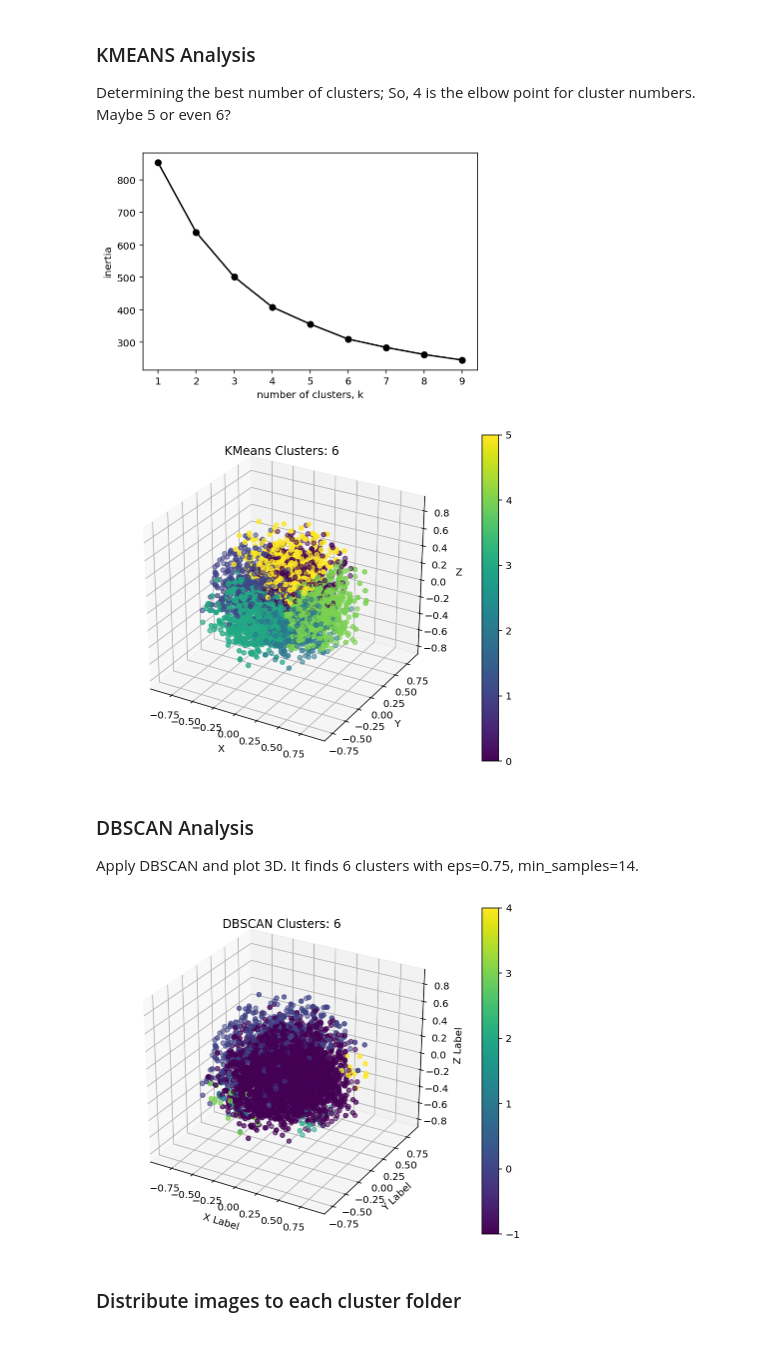
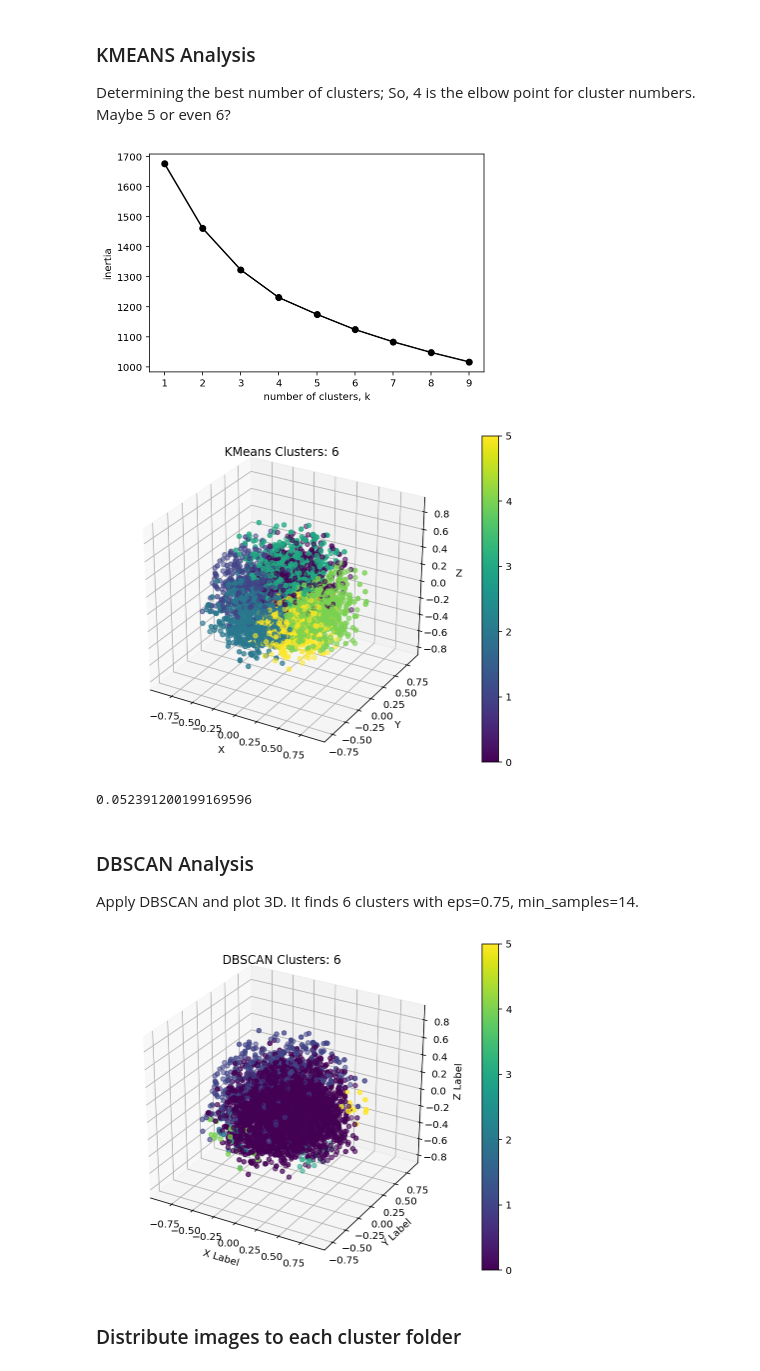
Before and after one commit to ustundag/2D-3D-Semantics, a Jupyter notebook: main_PCA_KMeans_DBSCAN.ipynb, the cells around one changed output. Cells and saved outputs as stored; diff of their text form; code cells hidden in the pictures.

```diff
--- a/main_PCA_KMeans_DBSCAN.ipynb
+++ b/main_PCA_KMeans_DBSCAN.ipynb
@@ -101,8 +105,8 @@ inertias = []
 for k in ks:
     # Create a KMeans instance with k clusters: model
     model = KMeans(n_clusters=k)
-    # Fit model to samples
-    model.fit(PCA_components.iloc[:,:3])
+    # Fit model to first 10 components
+    model.fit(PCA_components.iloc[:,:10])
     # Append the inertia to the list of inertias
     inertias.append(model.inertia_)
 
@@ -112,14 +116,12 @@ plt.ylabel('inertia')
 plt.xticks(ks)
 plt.show()
 # %% [output]
-[figure, old version]
+[figure, new version]
 # %%
 # Apply kmeans and plot 3D
 n_clusters = 6
 kmeans = KMeans(n_clusters).fit(PCA_components)
 labels_kmeans = kmeans.labels_
-# Assign ground truth labels
-labels_kmeans_gt = find_ground_truth_clusters_and_labels(estimator='kmeans')
 
 fig = plt.figure(1, figsize=(8, 6))
 ax  = fig.add_subplot(111, projection='3d')
@@ -137,35 +139,38 @@ ax.dist = 10
 
 plt.show()
 # %% [output]
-[figure, old version]
+[figure, new version]
+# %%
+normalized_mutual_info_score(labels_gt, labels_kmeans)
+# %% [output]
+0.052391200199169596
 # %% [markdown]
 ### DBSCAN Analysis
 Apply DBSCAN and plot 3D. It finds 6 clusters with eps=0.75, min_samples=14.
 # %%
 from sklearn.cluster import DBSCAN
 
+# DBSCAN finds 6 clusters with PCA(.80), eps=0.75, min_samples=14
 dbs = DBSCAN(eps=0.75, min_samples=14)
-labels_dbscan = dbs.fit_predict(PCA_components)
-# Assign ground truth labels
-labels_dbscan_gt = find_ground_truth_clusters_and_labels(estimator='dbscan')
+labels_dbscan = dbs.fit_predict(PCA_components)+1
 
 fig = plt.figure(1, figsize=(8, 6))
 ax  = fig.add_subplot(111, projection='3d')
 axs = ax.scatter(PCA_components[0],
                  PCA_components[1],
                  PCA_components[2],
                  c=labels_dbscan.astype(np.float))
 
 fig.colorbar(axs)
 ax.set_xlabel('X Label')
 ax.set_ylabel('Y Label')
 ax.set_zlabel('Z Label')
 ax.set_title("DBSCAN Clusters: " + str(len(set(labels_dbscan))))
 ax.dist = 10
 
 plt.show()
 # %% [output]
-[figure, old version]
+[figure, new version]
 # %% [markdown]
 ### Distribute images to each cluster folder
 # %%
```
Also changed, not shown: parts of 5 cells of this notebook.
